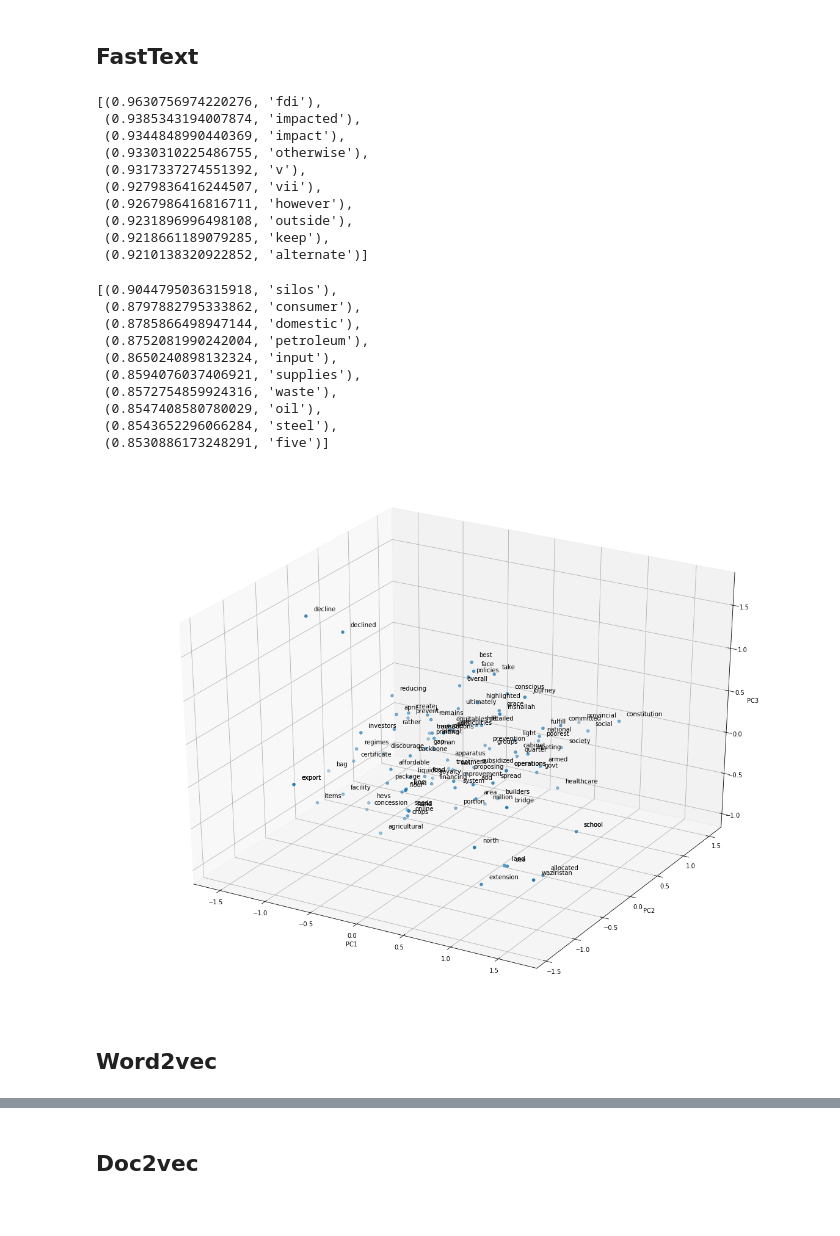
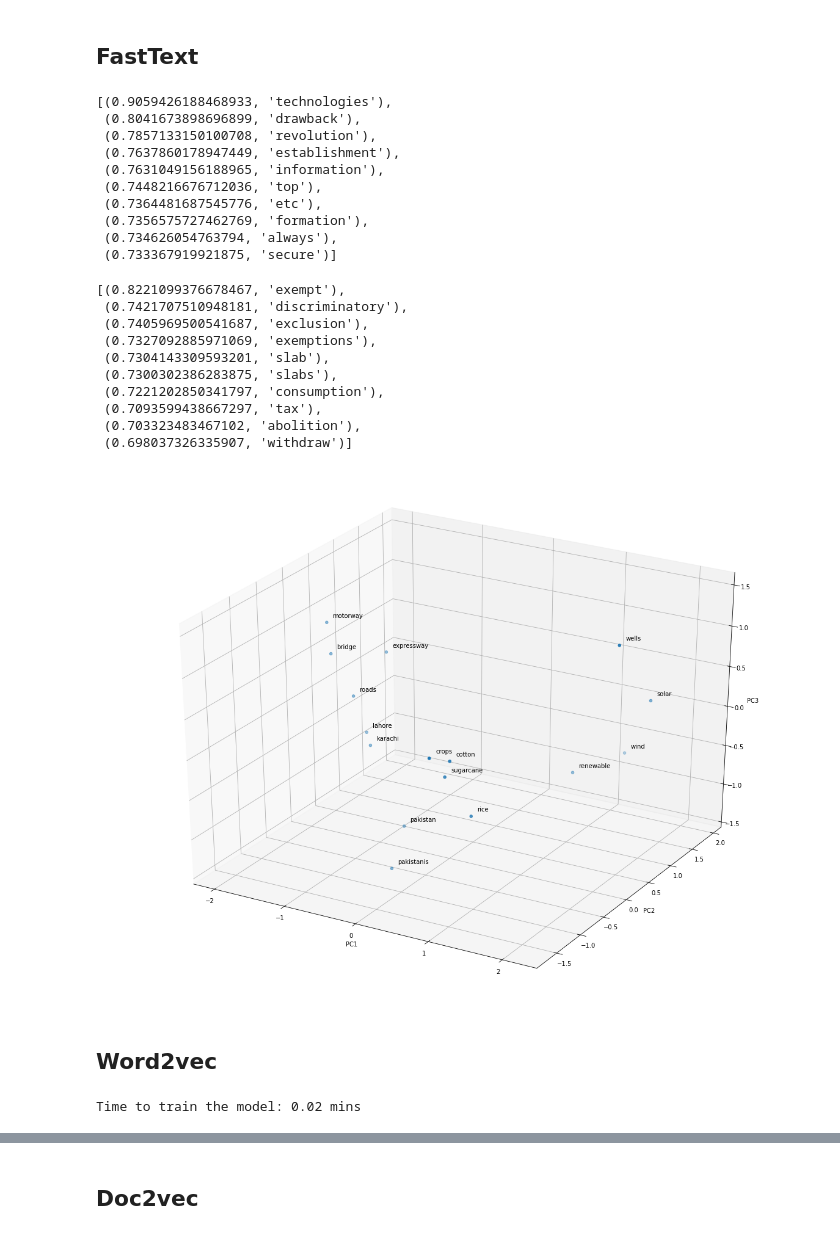
Before and after one commit to am7249/Pakistan-Projects, a Jupyter notebook: Budget Word2vec Doc2vec.ipynb, the cells around one changed output, grey strips where cells are left out. Saved outputs shown, nothing was run; the diff lists cells and outputs as text; code cells hidden in the pictures.

```diff
--- a/Budget Word2vec Doc2vec.ipynb
+++ b/Budget Word2vec Doc2vec.ipynb
@@ -11,3 +31,8 @@ from mpl_toolkits.mplot3d import Axes3D
+# %%
+some_words = ['pakistan','lahore','karachi','pakistanis',
+             'motorway', 'roads', 'bridge', 'expressway',
+             'cotton', 'crops', 'sugarcane', 'rice',
+             'solar', 'wind', 'wells', 'renewable']
 # %%
 def display_pca_scatterplot(model, words=None, sample=0):
     if words == None:
@@ -32,36 +57,36 @@ def display_pca_scatterplot(model, words=None, sample=0):
 # %% [markdown]
 ## FastText
 # %%
-fasttext_model = fasttext.train_unsupervised('data/budget_corpus.txt', ws=10)
+fasttext_model = fasttext.train_unsupervised('data/budget_corpus.txt', ws=20)
 # %%
-fasttext_model.get_nearest_neighbors('currency')
+fasttext_model.get_nearest_neighbors('technology')
 # %% [output]
-[(0.9630756974220276, 'fdi'),
- (0.9385343194007874, 'impacted'),
- (0.9344848990440369, 'impact'),
- (0.9330310225486755, 'otherwise'),
- (0.9317337274551392, 'v'),
- (0.9279836416244507, 'vii'),
- (0.9267986416816711, 'however'),
- (0.9231896996498108, 'outside'),
- (0.9218661189079285, 'keep'),
- (0.9210138320922852, 'alternate')]
+[(0.9059426188468933, 'technologies'),
+ (0.8041673898696899, 'drawback'),
+ (0.7857133150100708, 'revolution'),
+ (0.7637860178947449, 'establishment'),
+ (0.7631049156188965, 'information'),
+ (0.7448216676712036, 'top'),
+ (0.7364481687545776, 'etc'),
+ (0.7356575727462769, 'formation'),
+ (0.734626054763794, 'always'),
+ (0.733367919921875, 'secure')]
 # %%
-fasttext_model.get_analogies("cotton","poor","rich")
+fasttext_model.get_analogies("exemption","poor","rich")
 # %% [output]
-[(0.9044795036315918, 'silos'),
- (0.8797882795333862, 'consumer'),
- (0.8785866498947144, 'domestic'),
- (0.8752081990242004, 'petroleum'),
- (0.8650240898132324, 'input'),
- (0.8594076037406921, 'supplies'),
- (0.8572754859924316, 'waste'),
- (0.8547408580780029, 'oil'),
- (0.8543652296066284, 'steel'),
- (0.8530886173248291, 'five')]
+[(0.8221099376678467, 'exempt'),
+ (0.7421707510948181, 'discriminatory'),
+ (0.7405969500541687, 'exclusion'),
+ (0.7327092885971069, 'exemptions'),
+ (0.7304143309593201, 'slab'),
+ (0.7300302386283875, 'slabs'),
+ (0.7221202850341797, 'consumption'),
+ (0.7093599438667297, 'tax'),
+ (0.703323483467102, 'abolition'),
+ (0.698037326335907, 'withdraw')]
 # %%
-display_pca_scatterplot(fasttext_model,sample=100)
+display_pca_scatterplot(fasttext_model, some_words, sample=100)
 # %% [output]
-[figure, old version]
+[figure, new version]
 # %% [markdown]
 ## Word2vec
@@ -67,0 +106,8 @@ display_pca_scatterplot(fasttext_model,sample=100)
+# %%
+t = time()
+
+w2v_model.train(budget_docs, total_examples=w2v_model.corpus_count, epochs=30, report_delay=1)
+
+print('Time to train the model: {} mins'.format(round((time() - t) / 60, 2)))
+# %% [output]
+Time to train the model: 0.02 mins
```
Also changed, not shown: parts of 21 cells of this notebook, 3 other files.
